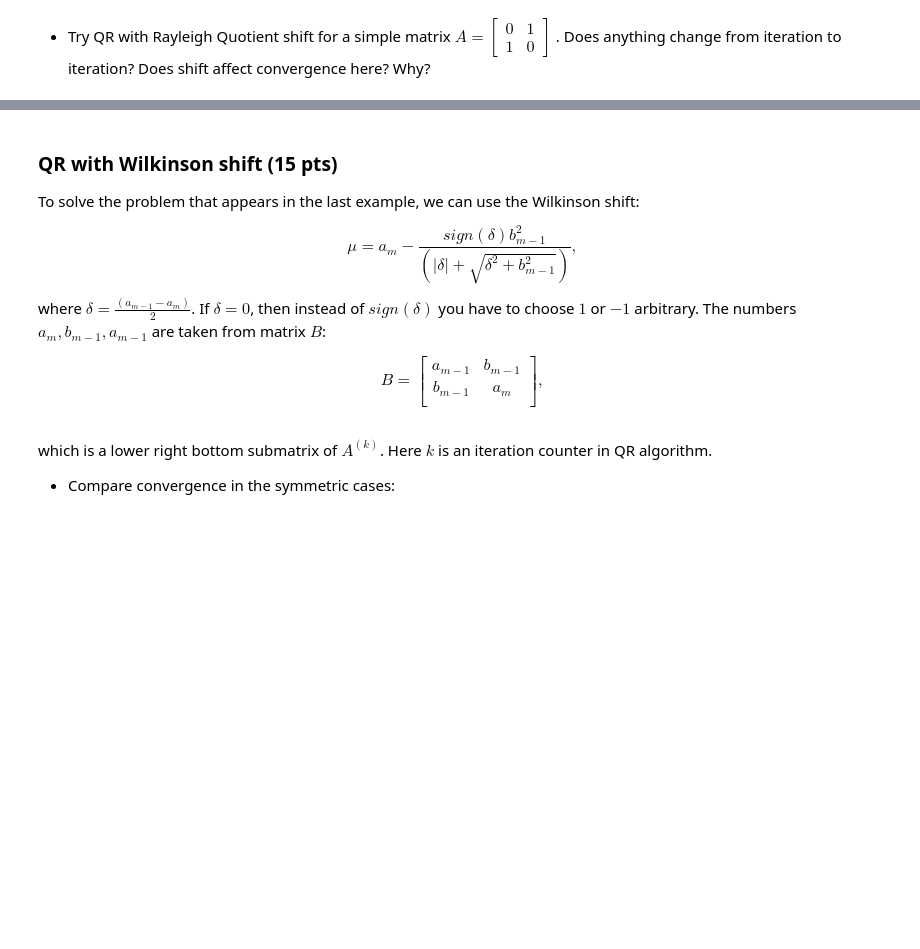
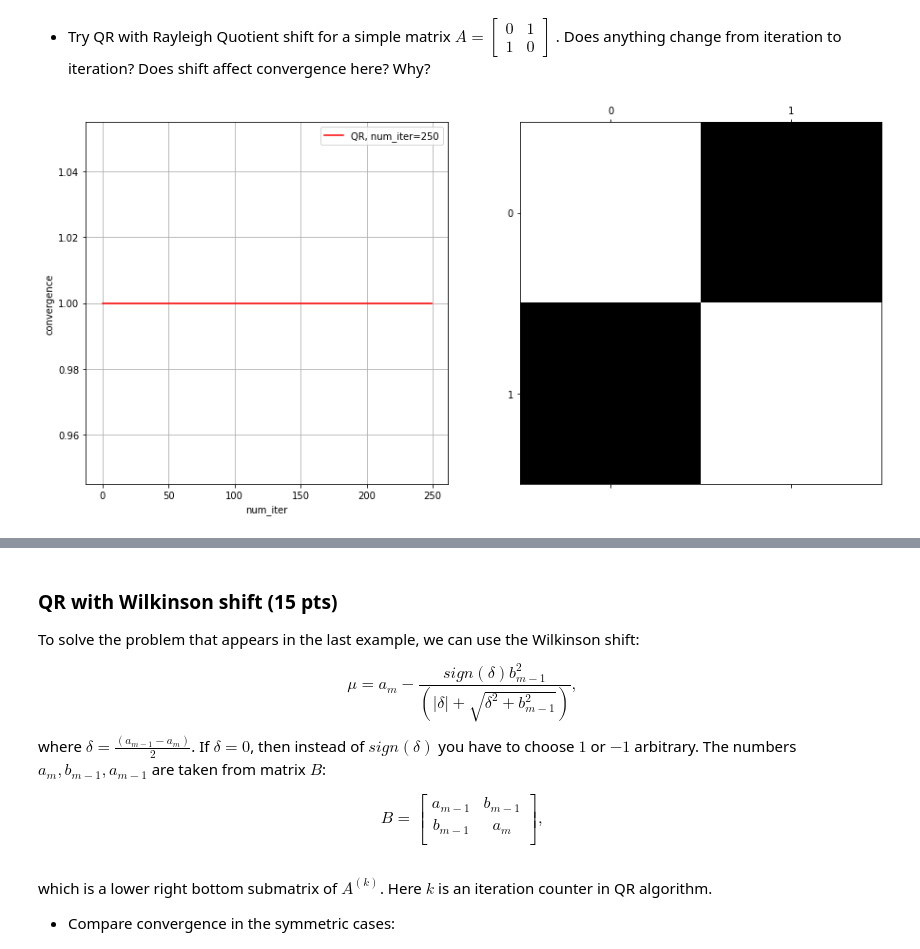
Before and after one commit to prosvirinKir/Numerical-Linear-Algebra, a Jupyter notebook: NLA_HW2_ProsvirinKV_.ipynb, the cells around one changed output, grey strips where cells are left out. Saved outputs shown, nothing was run; the diff lists cells and outputs as text; code cells hidden in the pictures; blank space fills up the shorter version.

```diff
--- a/NLA_HW2_ProsvirinKV_.ipynb
+++ b/NLA_HW2_ProsvirinKV_.ipynb
@@ -402,3 +768,23 @@ plt.show()
 \end{bmatrix}$. Does anything change from iteration to iteration? Does shift affect convergence here? Why?
 # %%
 # Your solution is here
+# %%
+A = np.array([[0, 1], [1, 0]])
+num_iter = 250
+Ak, convergence = qr_algorithm_reileigh(A, num_iter)
+# %%
+plt.figure(figsize=(15, 7))
+plt.subplot(1, 2, 1)
+
+plt.plot(convergence, color='red', label=f'QR, num_iter={num_iter}')
+plt.ylabel("convergence")
+plt.xlabel("num_iter")
+
+plt.legend()
+plt.grid()
+
+plt.subplot(1, 2, 2)
+plt.spy(Ak, precision=1e-7)
+plt.show()
+# %% [output]
+[figure, added]
```
Also changed, not shown: parts of 38 cells of this notebook.
